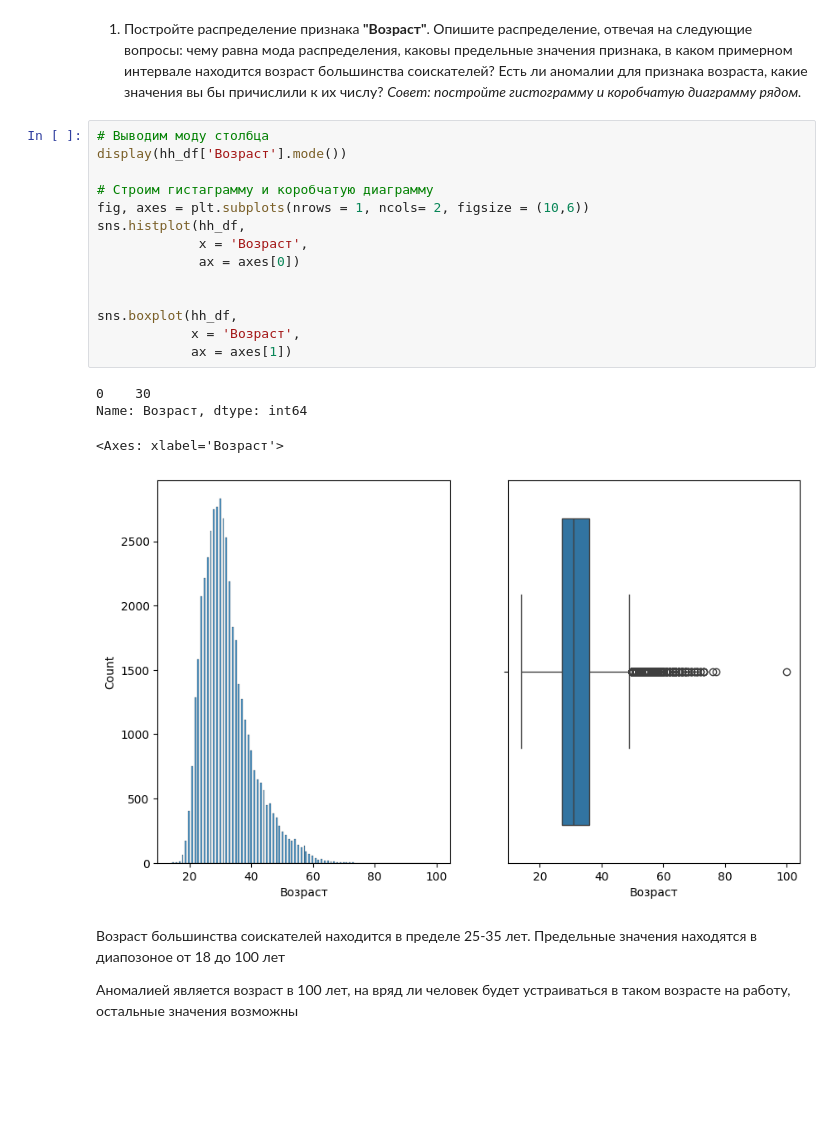
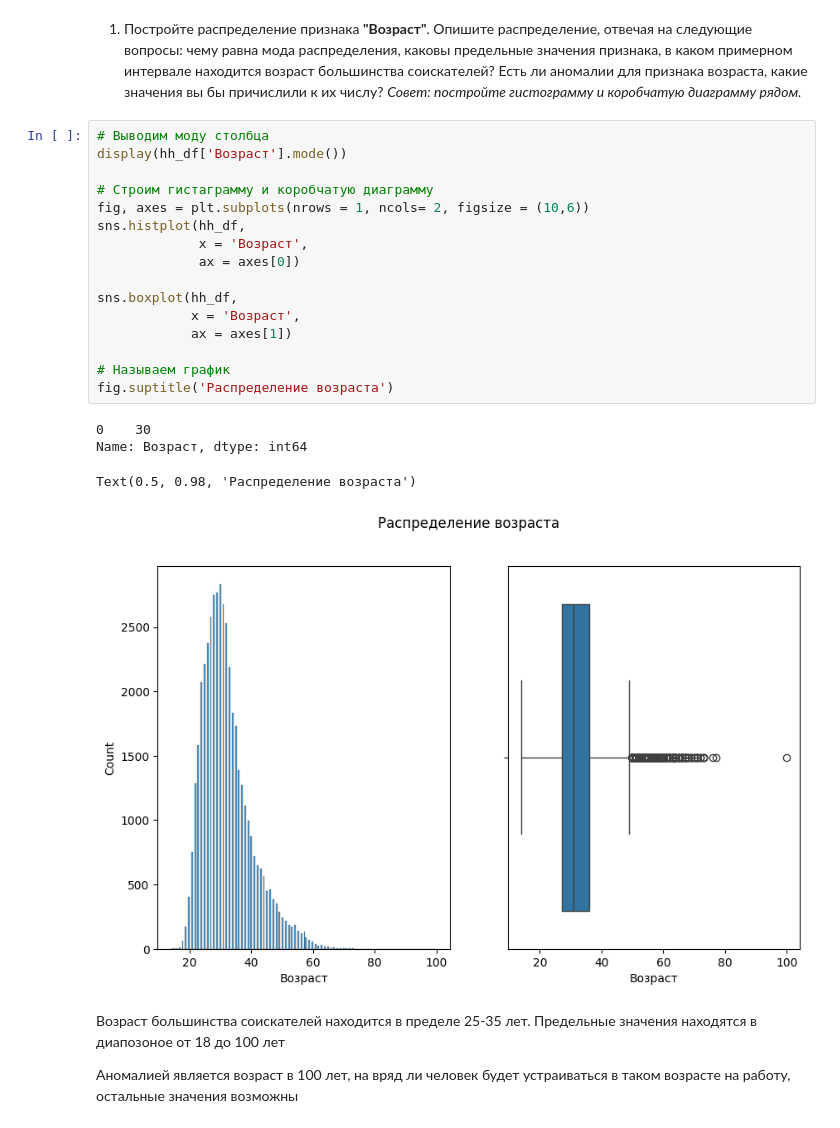
Before and after one commit to Artur285/SF_DS_Project_1, a Jupyter notebook: PROJECT_1. Анализ вакансий на HeadHunter/Project-1._Ноутбук-шаблон.ipynb, the cells around one changed output. Cells and saved outputs as stored; diff of their text form; blank space fills up the shorter version.

```diff
--- a/PROJECT_1. Анализ вакансий на HeadHunter/Project-1._Ноутбук-шаблон.ipynb
+++ b/PROJECT_1. Анализ вакансий на HeadHunter/Project-1._Ноутбук-шаблон.ipynb
@@ -405,22 +405,24 @@ None
 # %%
 # Выводим моду столбца
 display(hh_df['Возраст'].mode())
 
 # Cтроим гистаграмму и коробчатую диаграмму
 fig, axes = plt.subplots(nrows = 1, ncols= 2, figsize = (10,6))
 sns.histplot(hh_df,
              x = 'Возраст',
              ax = axes[0])
 
-
 sns.boxplot(hh_df,
             x = 'Возраст',
             ax = axes[1])
+
+# Называем график
+fig.suptitle('Распределение возраста')
 # %% [output]
 0    30
 Name: Возраст, dtype: int64
-<Axes: xlabel='Возраст'>
+Text(0.5, 0.98, 'Распределение возраста')
-[figure, old version]
+[figure, new version]
 # %% [markdown]
 Возраст большинства соискателей находится в пределе 25-35 лет. Предельные значения находятся в диапозоное от 18 до 100 лет
 
```
Also changed, not shown: parts of 16 cells of this notebook.
